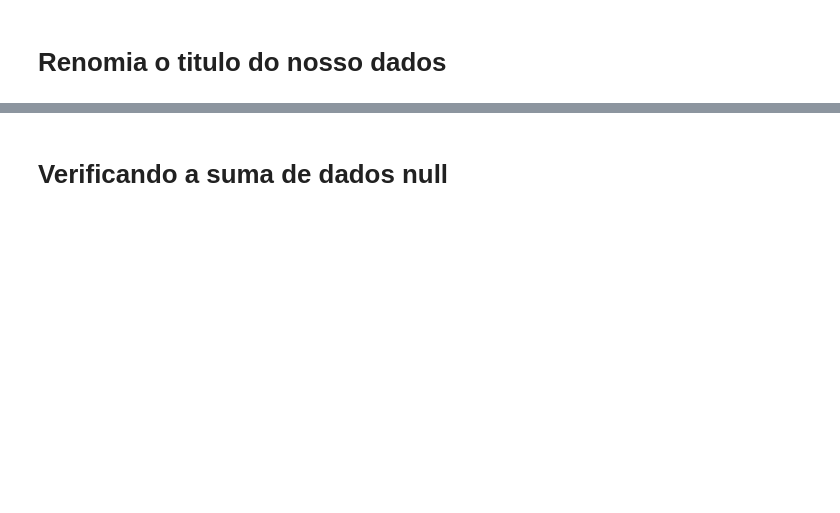
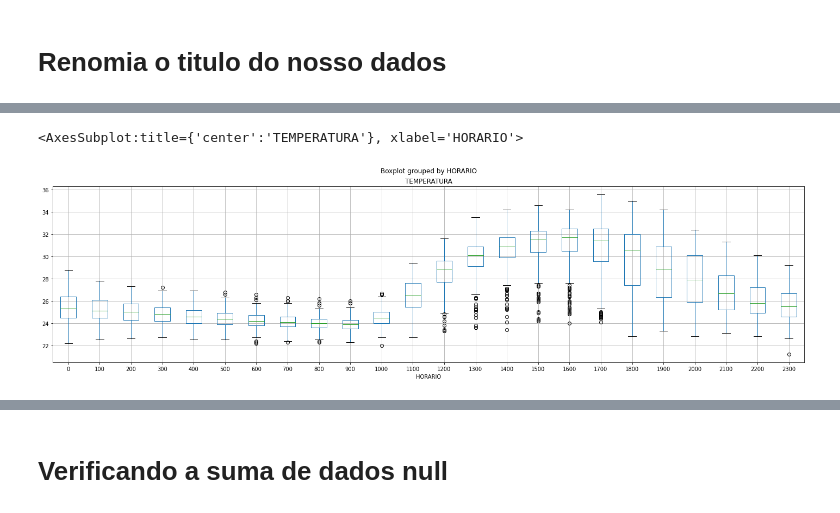
Before and after one commit to garoa-startup/previsao, a Jupyter notebook: modelo/teste.ipynb, the cells around one changed output, grey strips where cells are left out. Saved outputs shown, nothing was run; the diff lists cells and outputs as text; code cells hidden in the pictures; blank space fills up the shorter version.

```diff
--- a/modelo/teste.ipynb
+++ b/modelo/teste.ipynb
@@ -70,0 +66,5 @@ dados
+# %%
+dados.boxplot("TEMPERATURA", by='HORARIO', figsize=(24,6))
+# %% [output]
+<AxesSubplot:title={'center':'TEMPERATURA'}, xlabel='HORARIO'>
+[figure, added]
```
Also changed, not shown: parts of 38 cells of this notebook.
